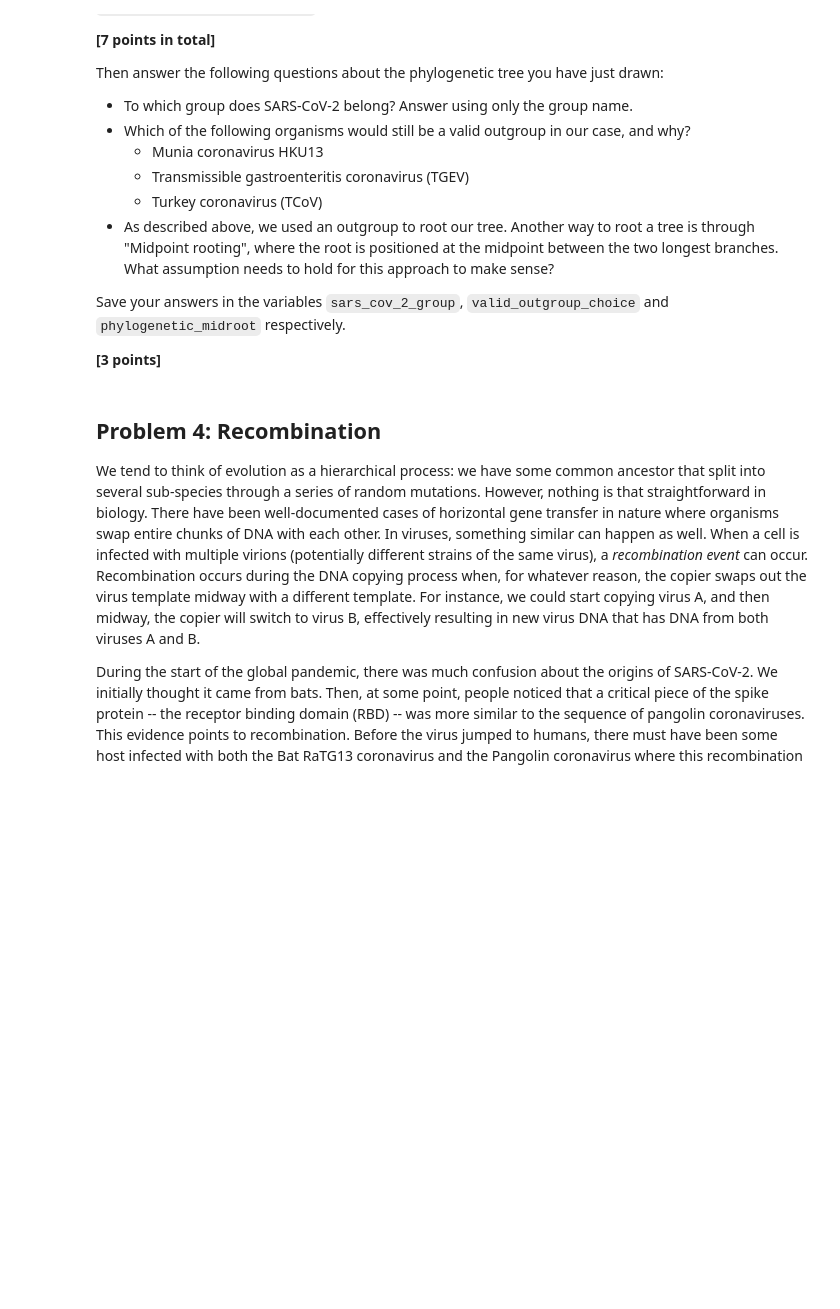
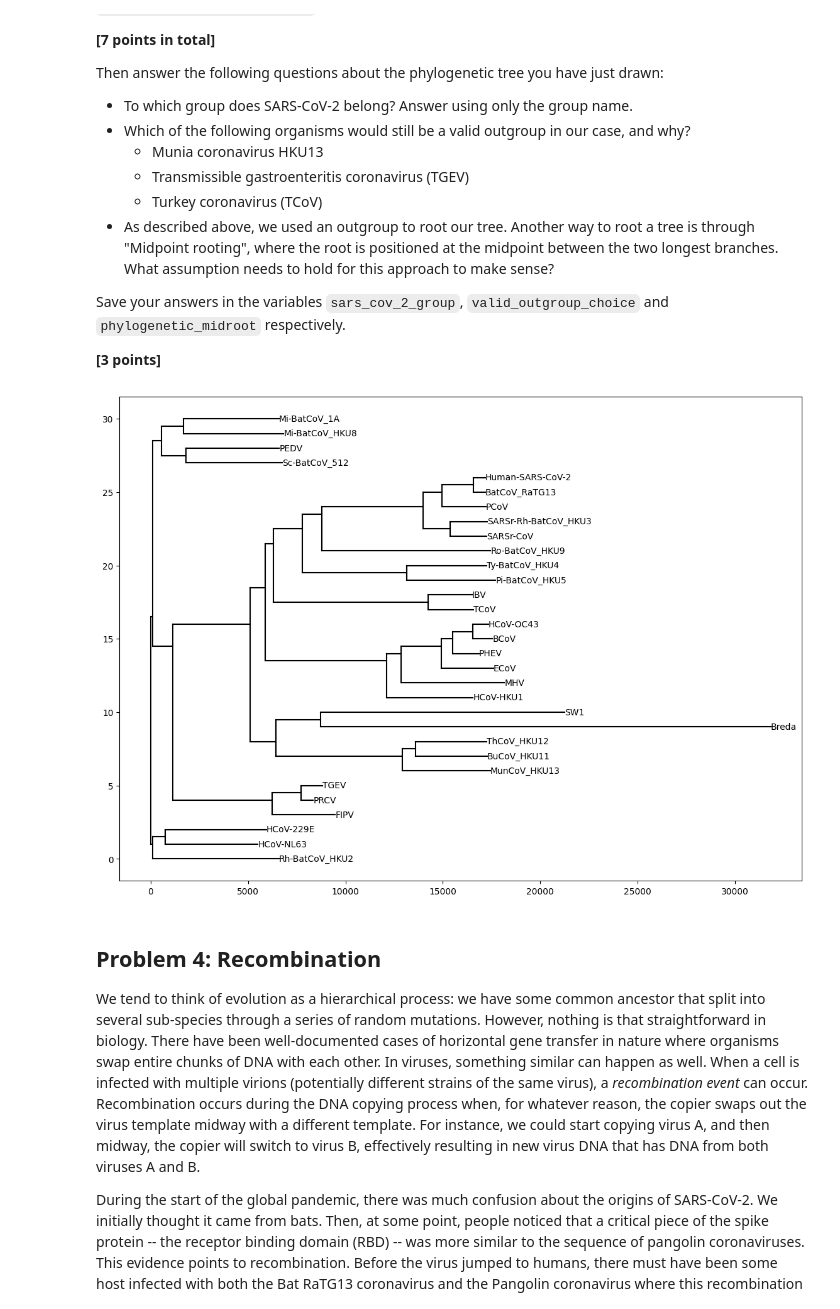
Before and after one commit to toshi708/binf_assignment_part2, a Jupyter notebook: phylo_workbook.ipynb, the cells around one changed output. Saved outputs shown, nothing was run; the diff lists cells and outputs as text; code cells hidden in the pictures; blank space fills up the shorter version.

```diff
--- a/phylo_workbook.ipynb
+++ b/phylo_workbook.ipynb
@@ -131,3 +128,43 @@ Save your answers in the variables `sars_cov_2_group`, `valid_outgroup_choice` a
+# %%
+from Bio import SeqIO
+import matplotlib.pyplot as plt
+
+records = list(SeqIO.parse("data/clustal_MSA_coronavirus.fasta", "fasta"))
+
+labels = []
+sequences = []
+
+for record in records:
+  name = record.id.split("|")[0]
+  sequence = str(record.seq).upper()
+
+  labels.append(name)
+  sequences.append(sequence)
+
+num_sequences = len(sequences)
+distances = np.zeros((len(sequences), num_sequences))
+
+for i in range(num_sequences):
+  for j in range(i + 1, num_sequences):
+    distance = 0
+
+    for position in range(len(sequences[i])):
+      base_1 = sequences[i][position]
+      base_2 = sequences[j][position]
+
+      if base_1 != base_2:
+        distance = distance + 1
+
+    distances[i, j] = distance
+    distances[j, i] = distance
+
+tree = neighbor_joining(distances, labels)
+
+fig, ax = plt.subplots(figsize=(14, 10))
+plot_nj_tree(tree, ax=ax)
+plt.show()
+# %% [output]
+[figure, added]
 # %%
 sars_cov_2_group = """To which group does SARS-CoV-2 belong? Answer using only the group name."""
 # %%
```
Also changed, not shown: parts of 1 cell of this notebook.
